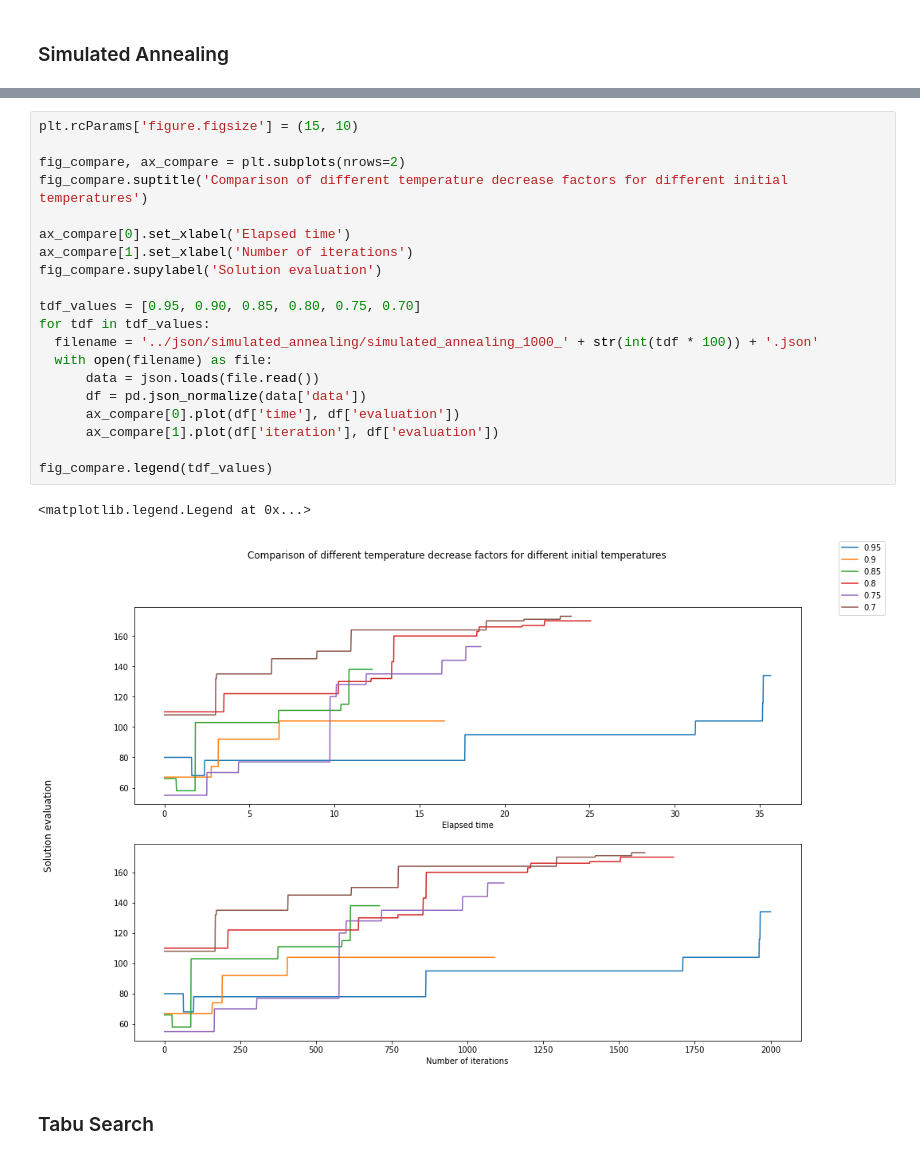
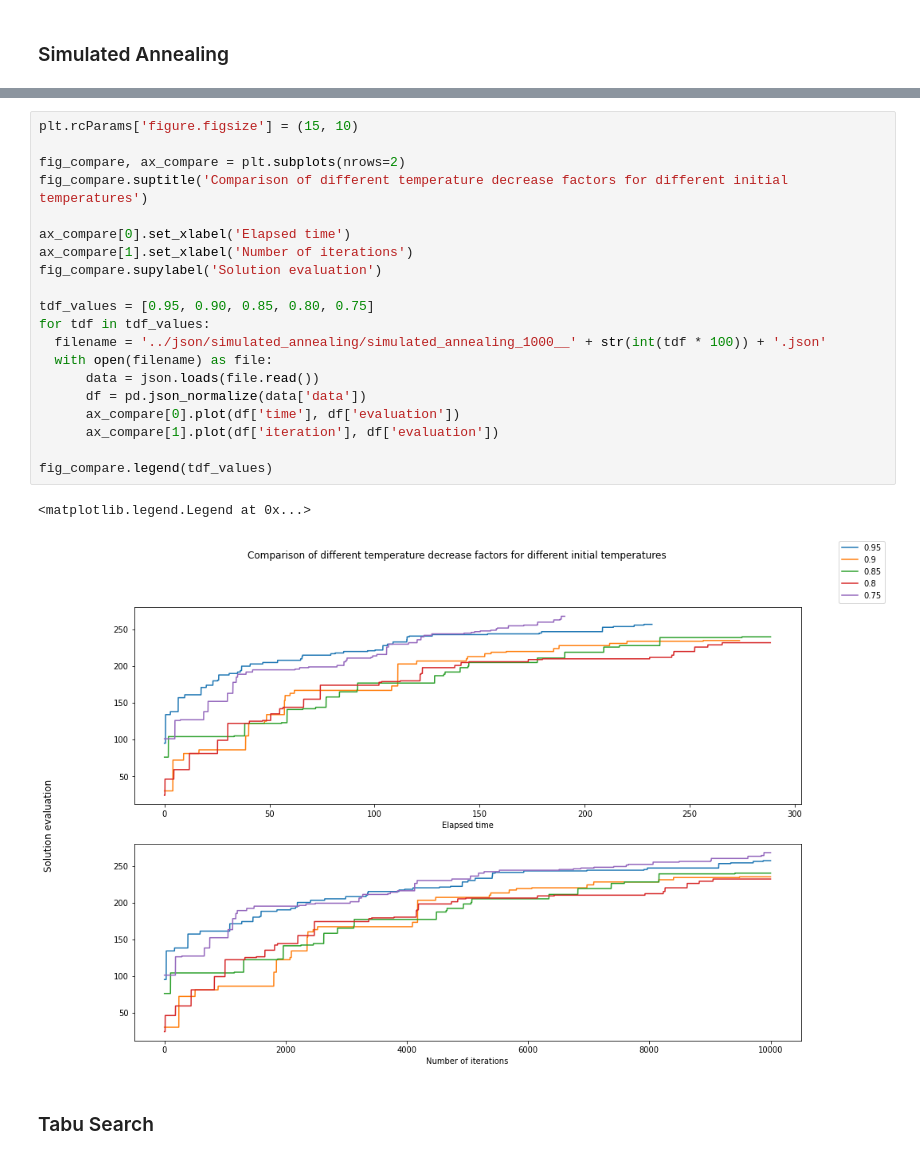
Before and after one commit to JoaoAMarinho/FEUP-IA, a Jupyter notebook: src/tests.ipynb, the cells around one changed output, grey strips where cells are left out. Cells and saved outputs as stored; diff of their text form.

```diff
--- a/src/tests.ipynb
+++ b/src/tests.ipynb
@@ -81,26 +81,26 @@ fig_compare.legend(ti_values)
 # %%
 plt.rcParams['figure.figsize'] = (15, 10)
 
 fig_compare, ax_compare = plt.subplots(nrows=2)
 fig_compare.suptitle('Comparison of different temperature decrease factors for different initial temperatures')
 
 ax_compare[0].set_xlabel('Elapsed time')
 ax_compare[1].set_xlabel('Number of iterations')
 fig_compare.supylabel('Solution evaluation')
 
-tdf_values = [0.95, 0.90, 0.85, 0.80, 0.75, 0.70]
+tdf_values = [0.95, 0.90, 0.85, 0.80, 0.75]
 for tdf in tdf_values:
-  filename = '../json/simulated_annealing/simulated_annealing_1000_' + str(int(tdf * 100)) + '.json'
+  filename = '../json/simulated_annealing/simulated_annealing_1000__' + str(int(tdf * 100)) + '.json'
   with open(filename) as file:
       data = json.loads(file.read())
       df = pd.json_normalize(data['data'])
       ax_compare[0].plot(df['time'], df['evaluation'])
       ax_compare[1].plot(df['iteration'], df['evaluation'])
 
 fig_compare.legend(tdf_values)
 # %% [output]
 <matplotlib.legend.Legend at 0x...>
-[figure, old version]
+[figure, new version]
 # %% [markdown]
 ### Tabu Search
 # %%
```
Also changed, not shown: parts of 5 cells of this notebook, 34 other files.
